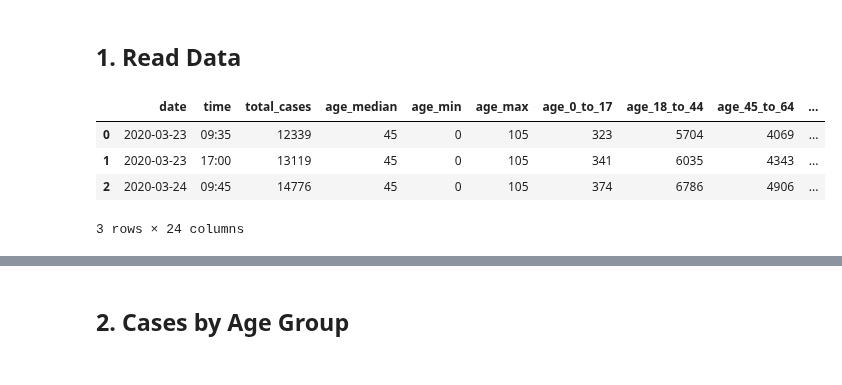
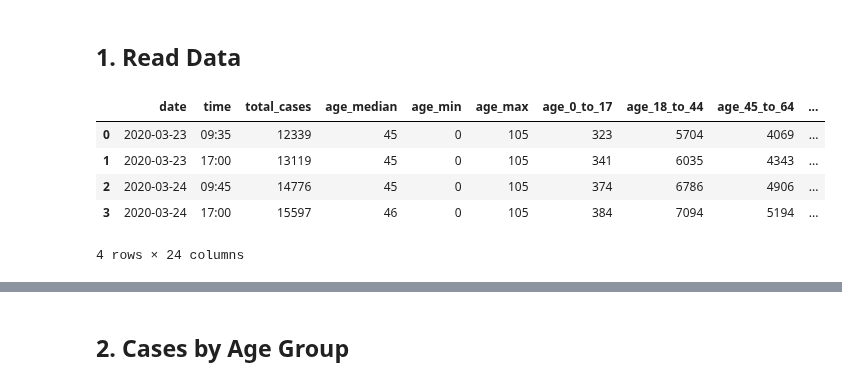
Before and after one commit to carlos-afonso/COVID-19, a Jupyter notebook: notebooks/nyc-covid-19-summary.ipynb, the cells around one changed output, grey strips where cells are left out. Drawn from its saved outputs; the diff is of its cells as text; code cells hidden in the pictures.

```diff
--- a/notebooks/nyc-covid-19-summary.ipynb
+++ b/notebooks/nyc-covid-19-summary.ipynb
@@ -10,19 +10,20 @@ import pandas as pd
 # %% [markdown]
 ## 1. Read Data
 # %%
-update_str = 'as reported by NYC Health on March 24, 2020, 9:45am'
+update_str = 'as reported by NYC Health on March 24, 2020, 5 pm'
 source_str = 'Data: nyc.gov/coronavirus - Plot: carlos-afonso.github.io/COVID-19'
 
 data_file = '../data/nyc-health-daily-data-summary/nyc-covid-19-summary-from-2020-03-23.csv'
 
 df = pd.read_csv(data_file)
 df
 # %% [output]
 |  | date | time | total_cases | age_median | age_min | age_max | age_0_to_17 | age_18_to_44 | age_45_to_64 | ... |
 | 0 | 2020-03-23 | 09:35 | 12339 | 45 | 0 | 105 | 323 | 5704 | 4069 | ... |
 | 1 | 2020-03-23 | 17:00 | 13119 | 45 | 0 | 105 | 341 | 6035 | 4343 | ... |
 | 2 | 2020-03-24 | 09:45 | 14776 | 45 | 0 | 105 | 374 | 6786 | 4906 | ... |
+| 3 | 2020-03-24 | 17:00 | 15597 | 46 | 0 | 105 | 384 | 7094 | 5194 | ... |
-3 rows × 24 columns
+4 rows × 24 columns
 # %%
 # Show latest data
 df.iloc[-1]
```
Also changed, not shown: parts of 4 cells of this notebook, 7 other files.
